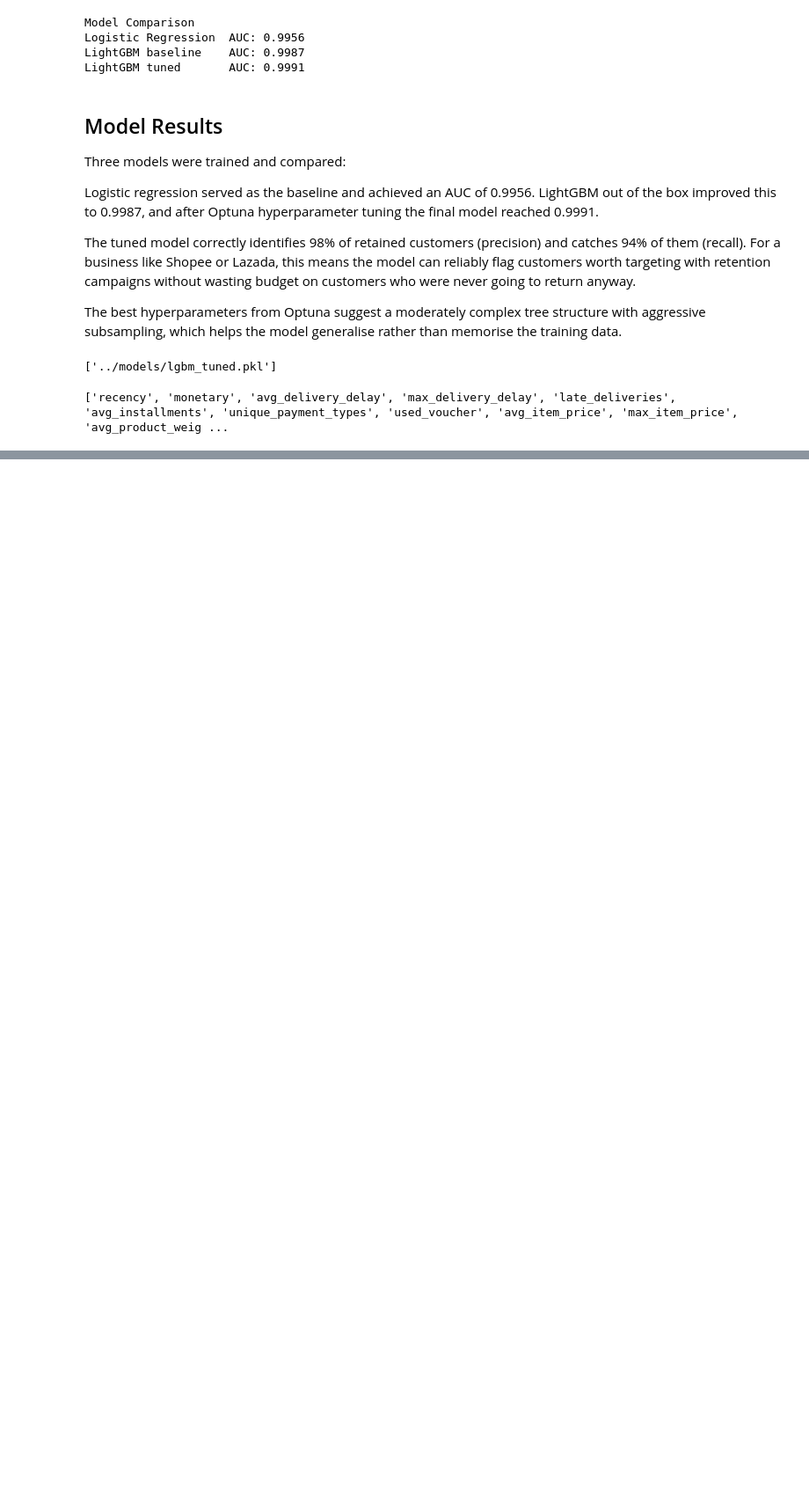
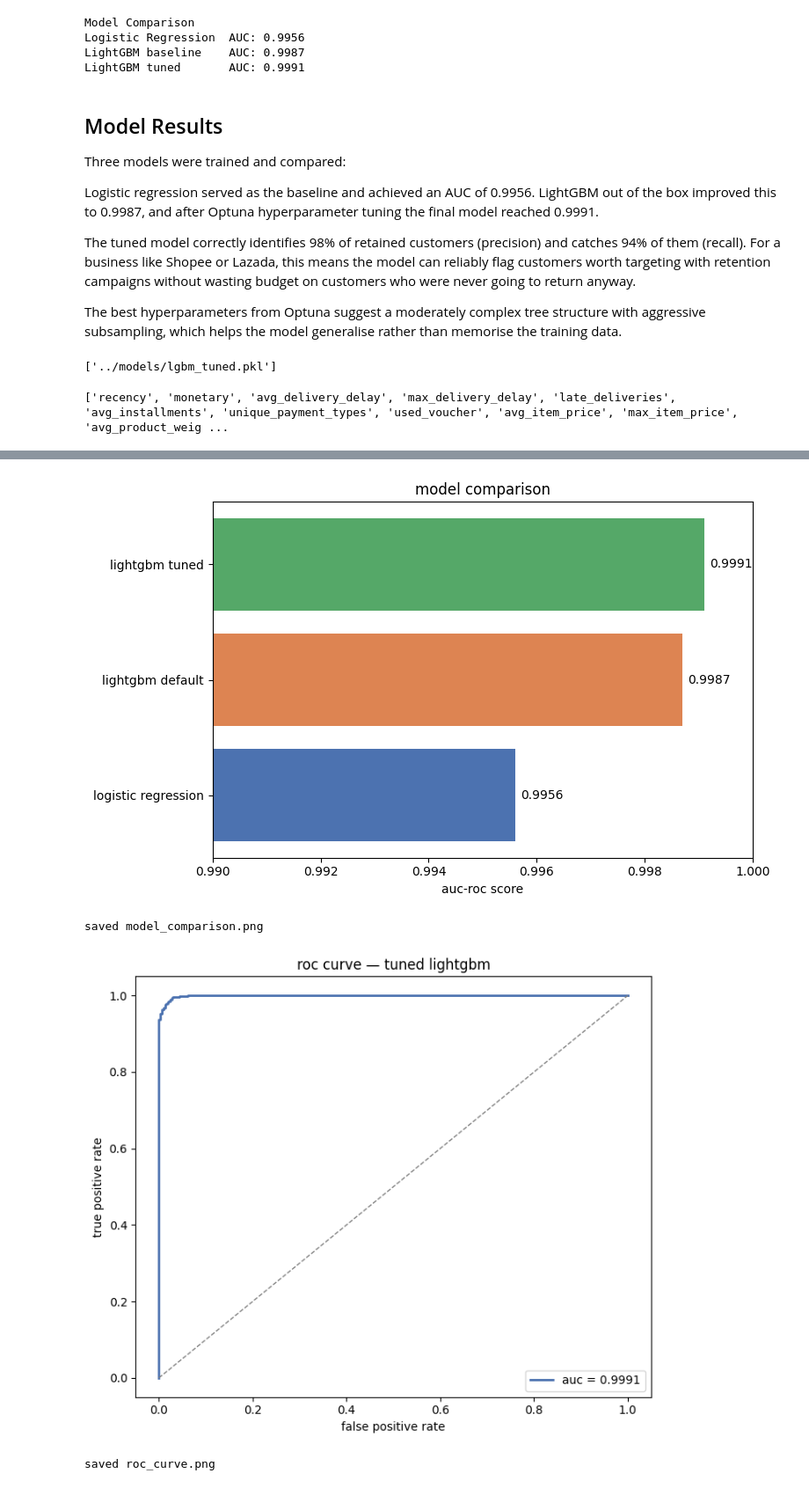
Before and after one commit to bquan1406-droid/ecommerce-churn-prediction, a Jupyter notebook: notebooks/03_modeling.ipynb, the cells around one changed output, grey strips where cells are left out. Shown at 88% size. Cells and saved outputs as stored; diff of their text form; code cells hidden in the pictures; blank space fills up the shorter version.

```diff
--- a/notebooks/03_modeling.ipynb
+++ b/notebooks/03_modeling.ipynb
@@ -301,0 +370,38 @@ print(best_model.feature_name_)
+# %%
+# chart 2 — model comparison
+fig, ax = plt.subplots(figsize=(8, 5))
+models = ['logistic regression', 'lightgbm default', 'lightgbm tuned']
+scores = [0.9956, 0.9987, 0.9991]
+colors = ['#4C72B0', '#DD8452', '#55A868']
+bars = ax.barh(models, scores, color=colors)
+ax.set_xlim(0.99, 1.0)
+ax.set_xlabel('auc-roc score')
+ax.set_title('model comparison')
+for bar, score in zip(bars, scores):
+    ax.text(score + 0.0001, bar.get_y() + bar.get_height()/2,
+            f'{score:.4f}', va='center')
+plt.tight_layout()
+plt.savefig('../data/model_comparison.png', dpi=150, bbox_inches='tight')
+plt.show()
+print("saved model_comparison.png")
+
+# chart 3 — roc curve
+fpr, tpr, _ = roc_curve(y_test, final_proba)
+roc_auc = auc(fpr, tpr)
+
+fig, ax = plt.subplots(figsize=(7, 6))
+ax.plot(fpr, tpr, color='#4C72B0', lw=2, label=f'auc = {roc_auc:.4f}')
+ax.plot([0, 1], [0, 1], color='gray', linestyle='--', lw=1)
+ax.set_xlabel('false positive rate')
+ax.set_ylabel('true positive rate')
+ax.set_title('roc curve — tuned lightgbm')
+ax.legend(loc='lower right')
+plt.tight_layout()
+plt.savefig('../data/roc_curve.png', dpi=150, bbox_inches='tight')
+plt.show()
+print("saved roc_curve.png")
+# %% [output]
+[figure, added]
+saved model_comparison.png
+[figure, added]
+saved roc_curve.png
```
Also changed, not shown: parts of 4 cells of this notebook, 8 other files.
